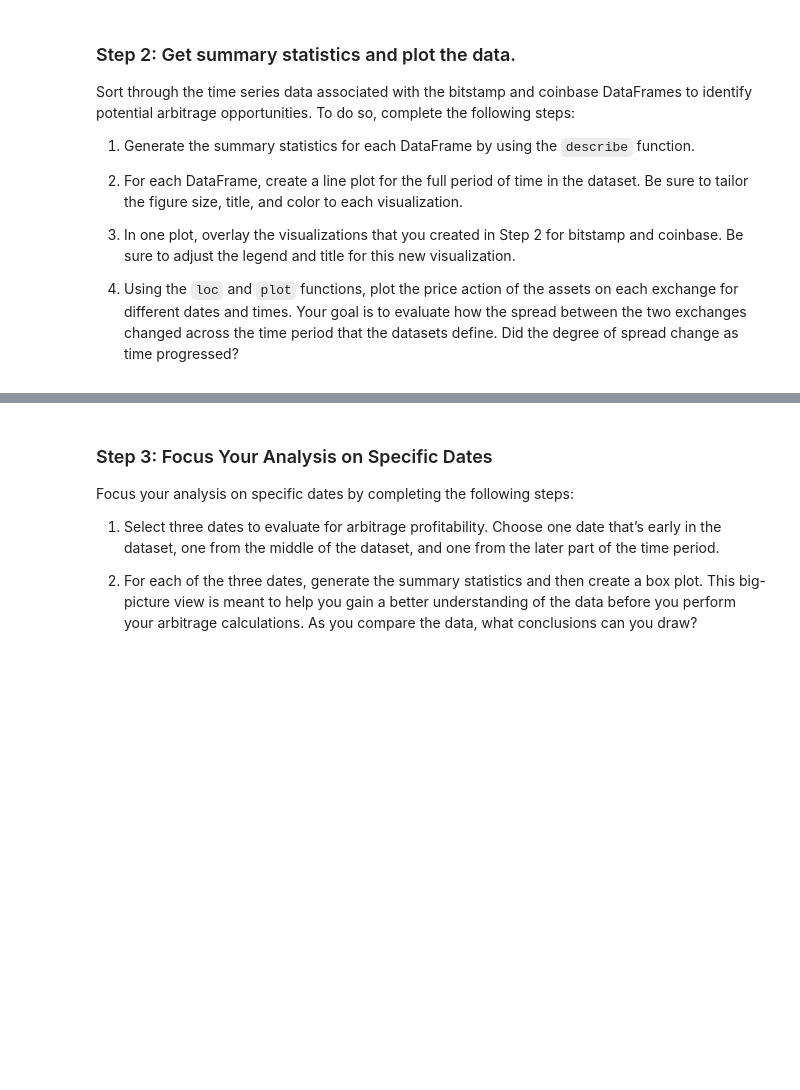
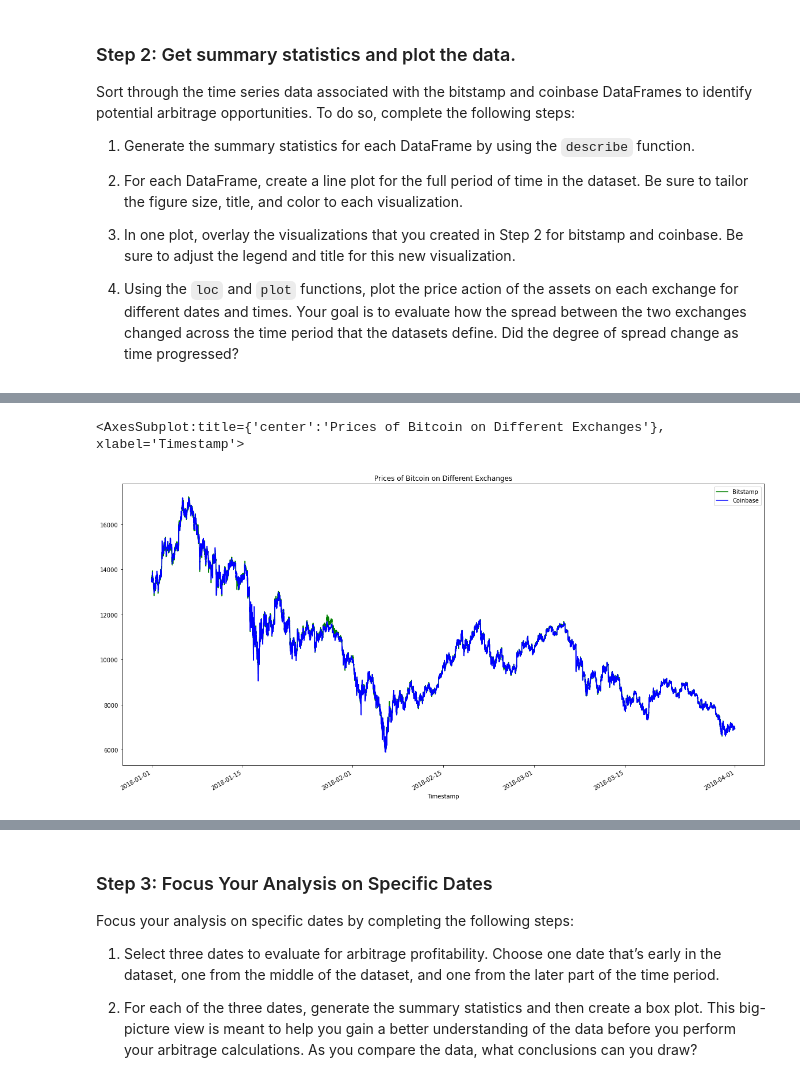
Before and after one commit to billybishop21/bitcoin_arbitrage, a Jupyter notebook: crypto_arbitrage.ipynb, the cells around one changed output, grey strips where cells are left out. Drawn from its saved outputs; the diff is of its cells as text; code cells hidden in the pictures; blank space fills up the shorter version.

```diff
--- a/crypto_arbitrage.ipynb
+++ b/crypto_arbitrage.ipynb
@@ -363,8 +369,12 @@ Sort through the time series data associated with the bitstamp and coinbase Data
 # %%
 # Overlay the visualizations for the bitstamp and coinbase DataFrames in one plot
 # The plot should visualize the prices over the full lenth of the dataset
 # Be sure to include the parameters: legend, figure size, title, and color and label
-# YOUR CODE HERE
+bitstamp_sliced.plot(legend="Close", figsize=(20,10), title="Prices of Bitcoin on Different Exchanges", color="green", label="Bitstamp")
+coinbase_sliced.plot(legend="Close", figsize=(20,10), title="Prices of Bitcoin on Different Exchanges", color="blue", label="Coinbase")
+# %% [output]
+<AxesSubplot:title={'center':'Prices of Bitcoin on Different Exchanges'}, xlabel='Timestamp'>
+[figure, added]
 # %%
 # Using the loc and plot functions, create an overlay plot that visualizes
 # the price action of both DataFrames for a one month period early in the dataset
```
Also changed, not shown: parts of 7 cells of this notebook.
